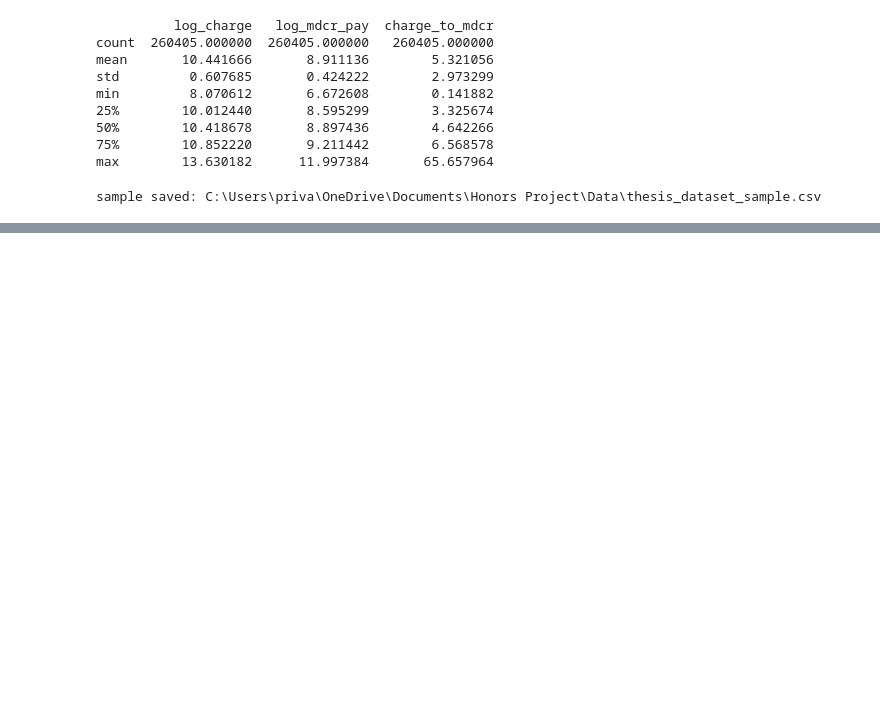
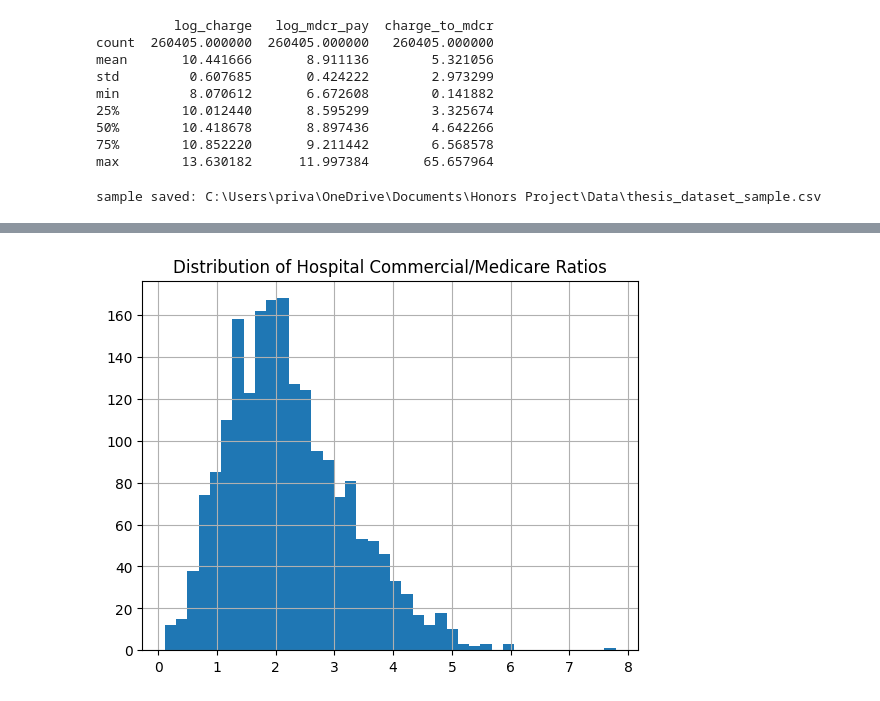
Before and after one commit to Naeemalmohtaseb/Hospital-Insurance, a Jupyter notebook: Script1.ipynb, the cells around one changed output, grey strips where cells are left out. Drawn from its saved outputs; the diff is of its cells as text; code cells hidden in the pictures; blank space fills up the shorter version.

```diff
--- a/Script1.ipynb
+++ b/Script1.ipynb
@@ -458,0 +569,21 @@ sample saved: C:\Users\priva\OneDrive\Documents\Honors Project\Data\thesis_datas
+# %%
+data_dir = r"C:\Users\priva\OneDrive\Documents\Honors Project\Data"
+file = os.path.join(data_dir, "thesis_merged_with_turquoise.csv")
+
+df = pd.read_csv(file)
+
+# price ratios
+df["commercial_to_medicare"] = df["AVG_COMMERCIAL"] / df["Avg_Mdcr_Pymt_Amt"]
+df["ma_to_medicare"] = df["AVG_MEDICARE_ADVANTAGE"] / df["Avg_Mdcr_Pymt_Amt"]
+df["charge_to_medicare"] = df["Avg_Submtd_Cvrd_Chrg"] / df["Avg_Mdcr_Pymt_Amt"]
+
+# logs
+import numpy as np
+df["log_medicare_pay"] = np.log(df["Avg_Mdcr_Pymt_Amt"])
+df["log_commercial"] = np.log(df["AVG_COMMERCIAL"])
+
+print(df[[
+    "commercial_to_medicare",
+    "ma_to_medicare",
+    "charge_to_medicare"
+]].describe())
@@ -458,0 +675,6 @@ sample saved: C:\Users\priva\OneDrive\Documents\Honors Project\Data\thesis_datas
+# %%
+hosp["commercial_to_medicare"].hist(bins=40)
+plt.title("Distribution of Hospital Commercial/Medicare Ratios")
+plt.show()
+# %% [output]
+[figure, added]
```
Also changed, not shown: parts of 36 cells of this notebook.
